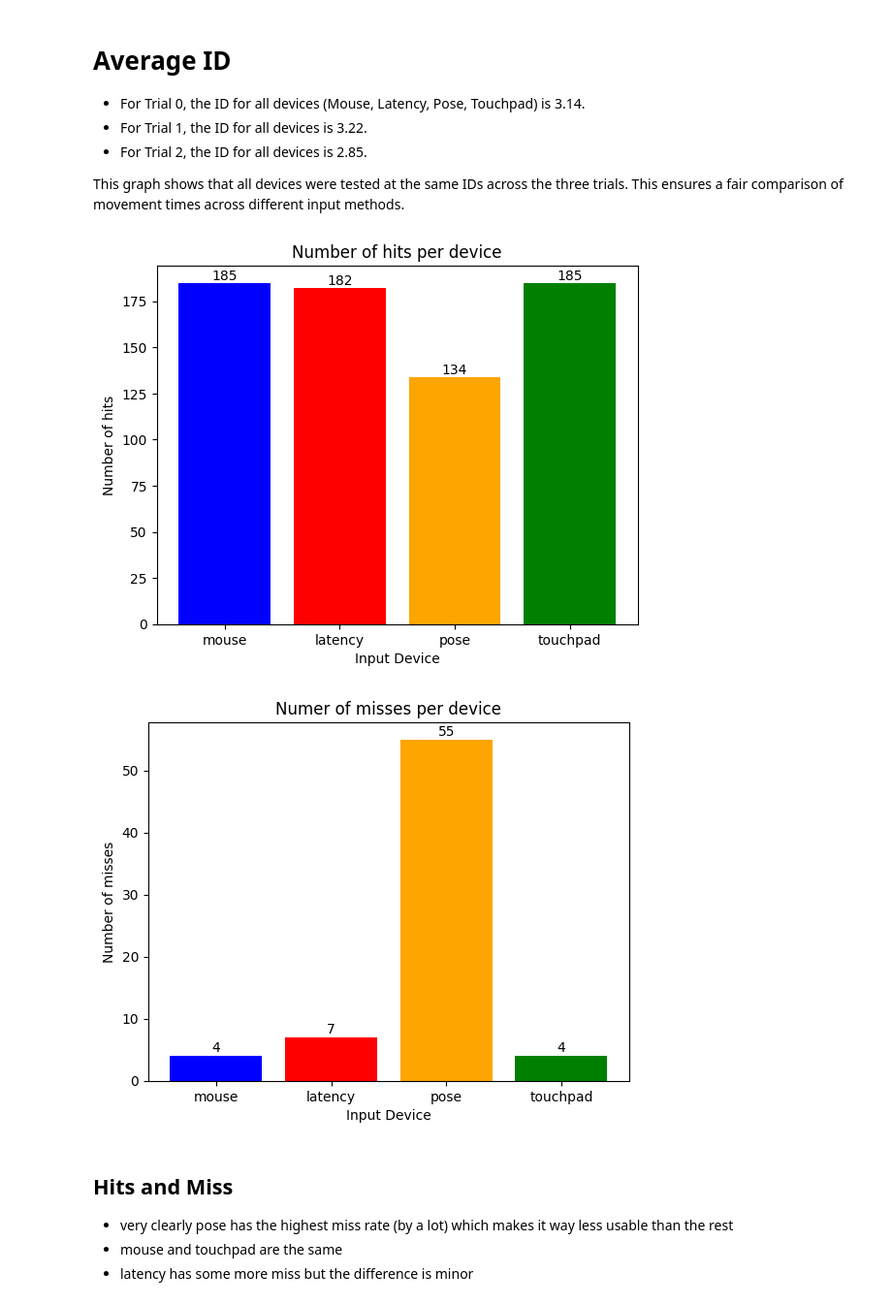
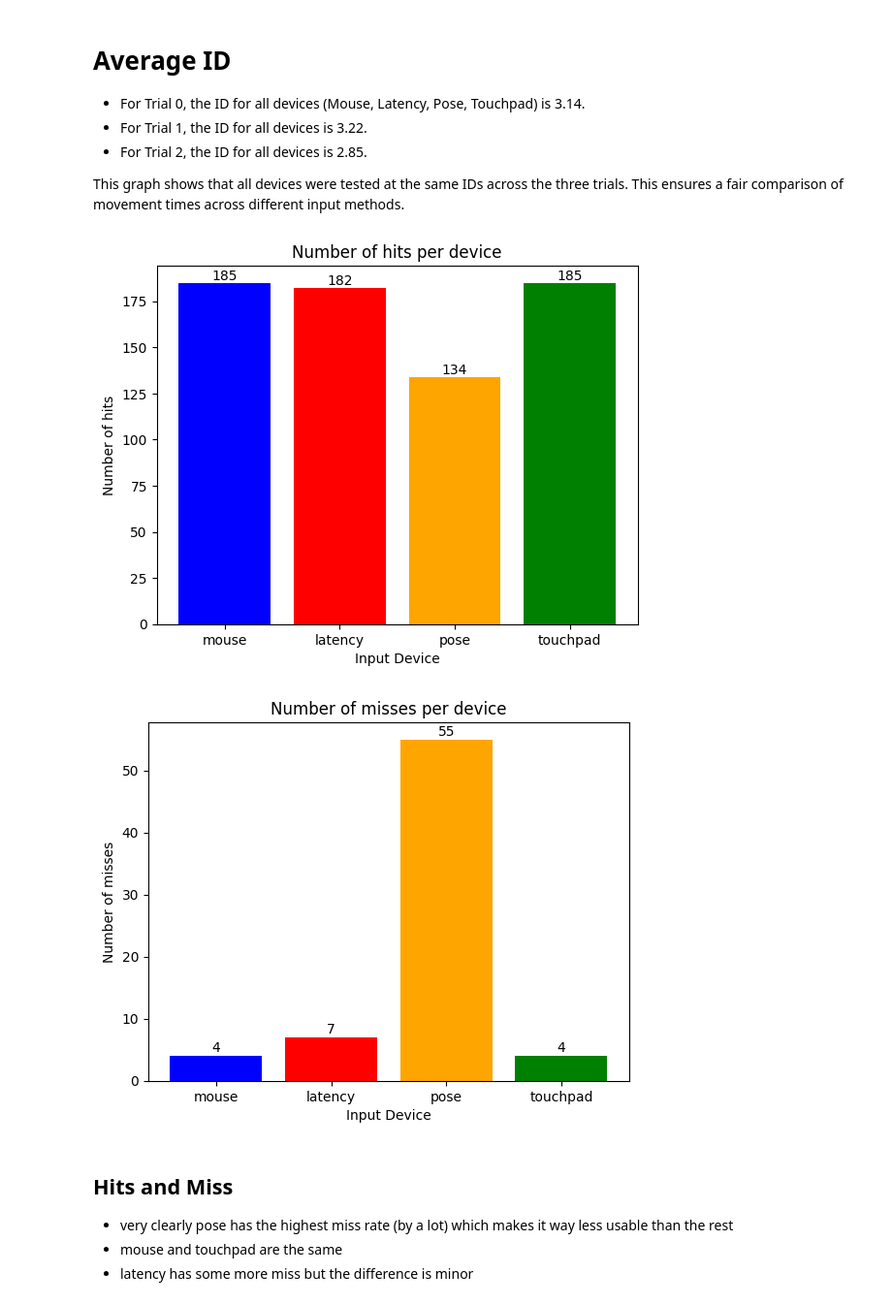
Before and after one commit to ITT-24/assignment-07-pointing-thing_t_thing, a Jupyter notebook: evaluation/fitts.ipynb, the cells around one changed output. Shown at 97% size. Cells and saved outputs as stored; diff of their text form; code cells hidden in the pictures.

```diff
--- a/evaluation/fitts.ipynb
+++ b/evaluation/fitts.ipynb
@@ -348,35 +348,35 @@ miss_counts = {
 }
 
 dfs = list(hit_counts.keys())
 hits = list(hit_counts.values())
 
 plt.bar(dfs, hits, color=['blue', 'red', 'orange', 'green'])
 plt.xlabel('Input Device')
 plt.ylabel('Number of hits')
 plt.title('Number of hits per device')
 
 for i, v in enumerate(hits):
     plt.text(i, v + 0.2, str(v), ha='center', va='bottom', fontsize=10)
 
 plt.show()
 
 # Erstellung des Bar-Charts für Fehler
 dfs = list(miss_counts.keys())
 miss = list(miss_counts.values())
 
 plt.bar(dfs, miss, color=['blue', 'red', 'orange', 'green'])
 plt.xlabel('Input Device')
 plt.ylabel('Number of misses')
-plt.title('Numer of misses per device')
+plt.title('Number of misses per device')
 
 # Text über den Balken hinzufügen
 for i, v in enumerate(miss):
     plt.text(i, v + 0.2, str(v), ha='center', va='bottom', fontsize=10)
 
 plt.show()
 # %% [output]
 [figure]
-[figure, old version]
+[figure, new version]
 # %% [markdown]
 ## **Hits and Miss**
 
```
